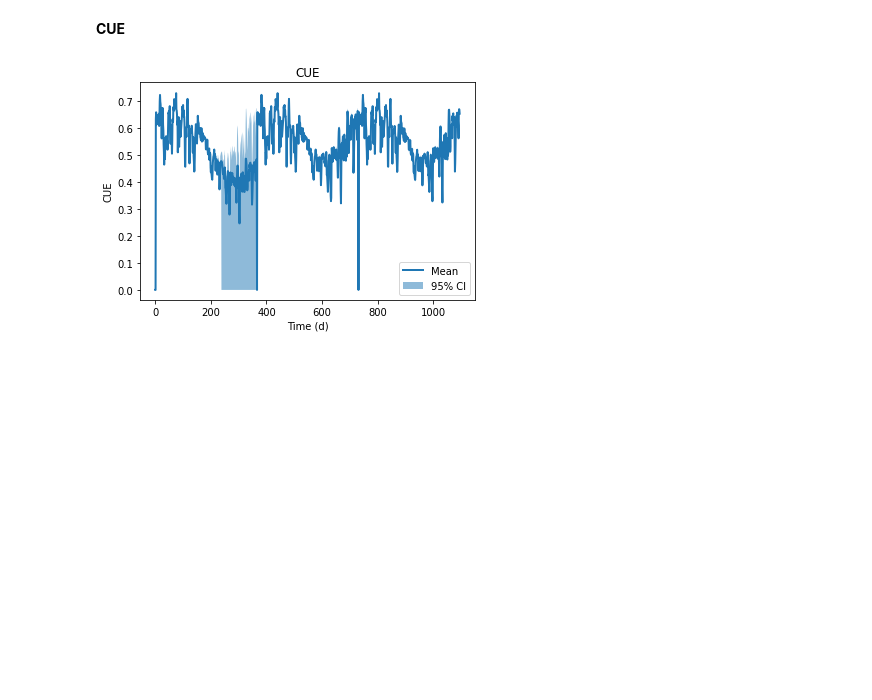
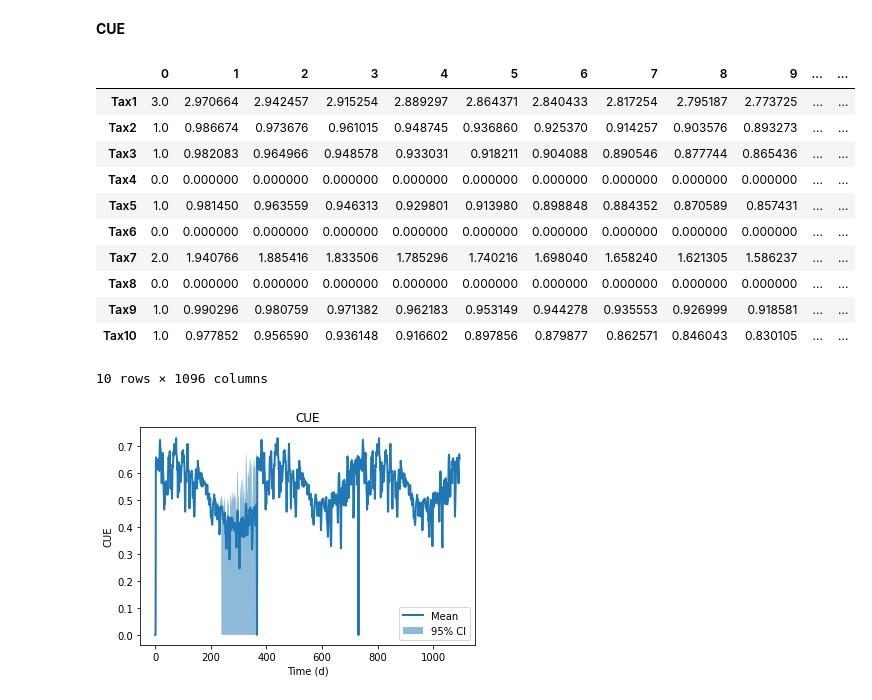
Before and after one commit to DEMENT-Model/DEMENT_toy, a Jupyter notebook: plotting.ipynb, the cells around one changed output. Cells and saved outputs as stored; diff of their text form; code cells hidden in the pictures; blank space fills up the shorter version.

```diff
--- a/plotting.ipynb
+++ b/plotting.ipynb
@@ -10,0 +31,15 @@ from plotnine import *
+# %%
+import pprint, pickle
+pkl_file = open('/content/drive/MyDrive/DEMENT_test/output/results_dement_osmo_const.pkl', 'rb')
+osmocost = pickle.load(pkl_file)
+pkl_file.close()
+# %%
+import pprint, pickle
+pkl_file = open('/content/drive/MyDrive/DEMENT_test/output/results_dement_Constit_Prod.pkl', 'rb')
+enzy_con = pickle.load(pkl_file)
+pkl_file.close()
+# %%
+import pprint, pickle
+pkl_file = open('/content/drive/MyDrive/DEMENT_test/output/results_dement_Enz_Prod.pkl', 'rb')
+enzy_ind = pickle.load(pkl_file)
+pkl_file.close()
@@ -12,8 +349,7 @@ from plotnine import *
  I neeed to upload not only the pickle file, but also the output.py file
 # %%
 import pprint, pickle
-
-pkl_file = open('/content/drive/MyDrive/results_dement.pkl', 'rb')
+pkl_file = open('/content/drive/MyDrive/DEMENT_test/output/results_dement.pkl', 'rb')
 data1 = pickle.load(pkl_file)
 pkl_file.close()
 # %% [markdown]
@@ -57,6 +393,21 @@ for i in tt:
 CUE_mean = (np.array(CUE_tot).mean(axis=0))
 CUE_5  = np.percentile(CUE_tot,5,axis=0)
 CUE_95 = np.percentile(CUE_tot,95,axis=0)
+# %%
+data1[int(1)].MicrobesSeries
+# %% [output]
+|  | 0 | 1 | 2 | 3 | 4 | 5 | 6 | 7 | 8 | 9 | ... | ... |
+| Tax1 | 3.0 | 2.970664 | 2.942457 | 2.915254 | 2.889297 | 2.864371 | 2.840433 | 2.817254 | 2.795187 | 2.773725 | ... | ... |
+| Tax2 | 1.0 | 0.986674 | 0.973676 | 0.961015 | 0.948745 | 0.936860 | 0.925370 | 0.914257 | 0.903576 | 0.893273 | ... | ... |
+| Tax3 | 1.0 | 0.982083 | 0.964966 | 0.948578 | 0.933031 | 0.918211 | 0.904088 | 0.890546 | 0.877744 | 0.865436 | ... | ... |
+| Tax4 | 0.0 | 0.000000 | 0.000000 | 0.000000 | 0.000000 | 0.000000 | 0.000000 | 0.000000 | 0.000000 | 0.000000 | ... | ... |
+| Tax5 | 1.0 | 0.981450 | 0.963559 | 0.946313 | 0.929801 | 0.913980 | 0.898848 | 0.884352 | 0.870589 | 0.857431 | ... | ... |
+| Tax6 | 0.0 | 0.000000 | 0.000000 | 0.000000 | 0.000000 | 0.000000 | 0.000000 | 0.000000 | 0.000000 | 0.000000 | ... | ... |
+| Tax7 | 2.0 | 1.940766 | 1.885416 | 1.833506 | 1.785296 | 1.740216 | 1.698040 | 1.658240 | 1.621305 | 1.586237 | ... | ... |
+| Tax8 | 0.0 | 0.000000 | 0.000000 | 0.000000 | 0.000000 | 0.000000 | 0.000000 | 0.000000 | 0.000000 | 0.000000 | ... | ... |
+| Tax9 | 1.0 | 0.990296 | 0.980759 | 0.971382 | 0.962183 | 0.953149 | 0.944278 | 0.935553 | 0.926999 | 0.918581 | ... | ... |
+| Tax10 | 1.0 | 0.977852 | 0.956590 | 0.936148 | 0.916602 | 0.897856 | 0.879877 | 0.862571 | 0.846043 | 0.830105 | ... | ... |
+10 rows × 1096 columns
 # %%
 fig, ax = plt.subplots()
 
```
Also changed, not shown: parts of 30 cells of this notebook.
